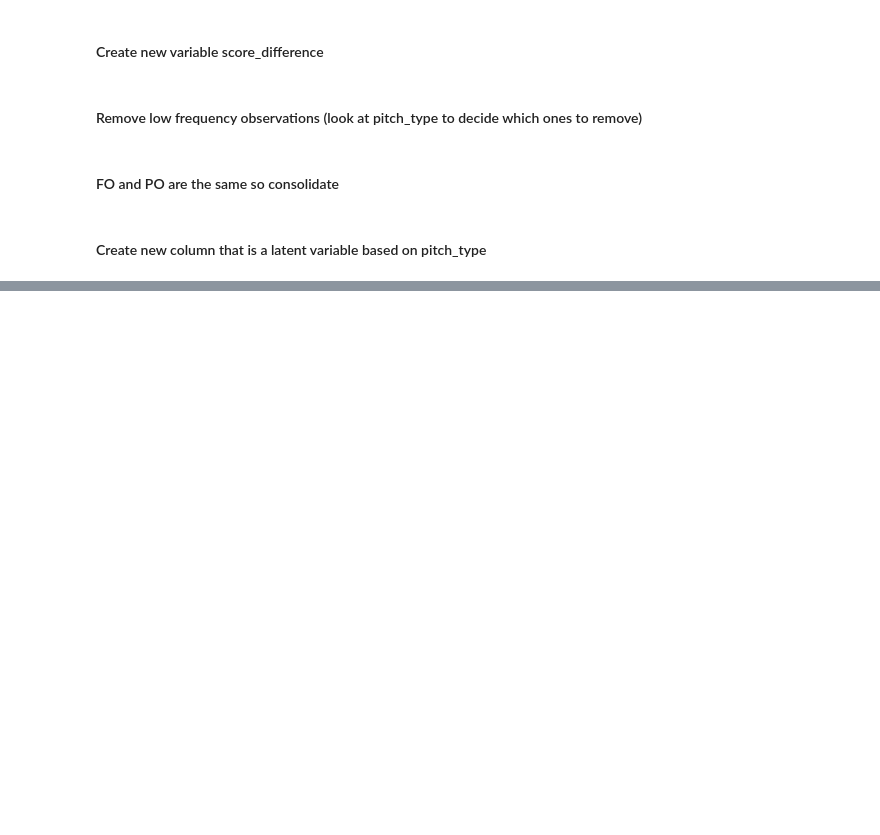
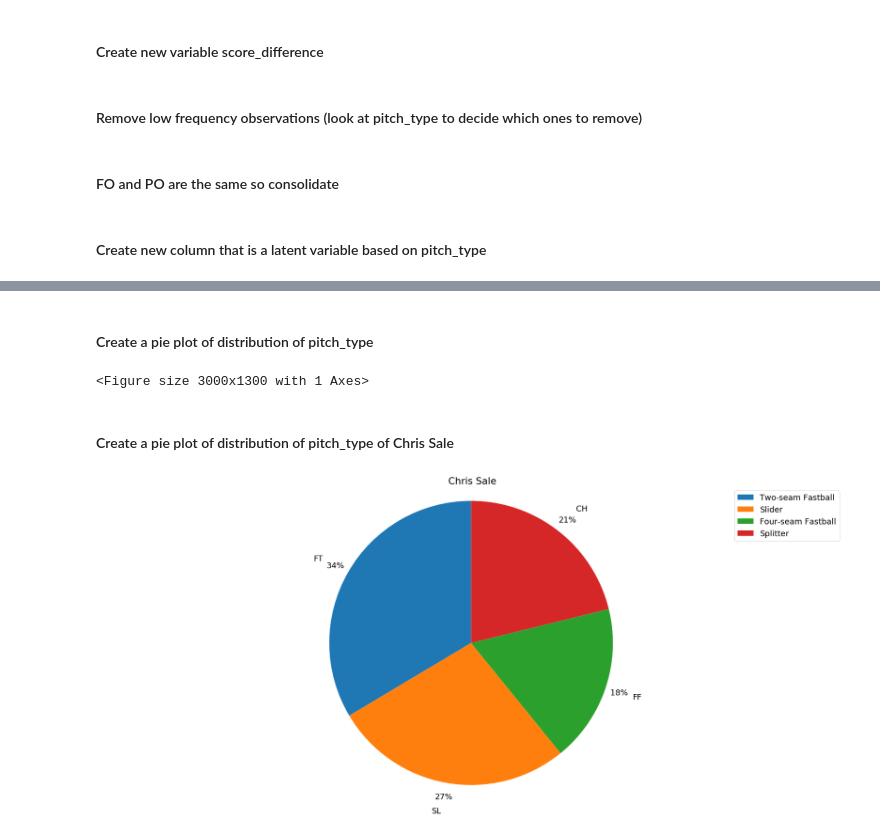
Before and after one commit to Acasteo/MLB-pitch, a Jupyter notebook: MLB_pitchData.ipynb, the cells around one changed output, grey strips where cells are left out. Saved outputs shown, nothing was run; the diff lists cells and outputs as text; code cells hidden in the pictures; blank space fills up the shorter version.

```diff
--- a/MLB_pitchData.ipynb
+++ b/MLB_pitchData.ipynb
@@ -51,6 +81,7 @@ df = df.filter(
 #### FO and PO are the same so consolidate
 # %%
 df=df.na.replace(['FO'], ['PO'], 'pitch_type')
+df=df.na.replace(['FO'], ['PO'], 'next_pitch')
 # %% [markdown]
 #### Create new column that is a latent variable based on pitch_type
 # %%
@@ -151,0 +250,8 @@ df = df.withColumn("long_ab", udfValueToCategoryFour("pitch_num"))
+# %%
+def binary_p_throw(p_throw):
+    if p_throw == 'R':
+        return 1
+    else:
+        return 0
+udfp_throw = udf(binary_p_throw, IntegerType())
+df = df.withColumn("p_throws", udfstand("p_throws"))
@@ -151,0 +266,8 @@ df = df.withColumn("long_ab", udfValueToCategoryFour("pitch_num"))
+# %%
+def binary_top(top):
+    if top:
+        return 1
+    else:
+        return 0
+udfp_top = udf(binary_top, IntegerType())
+df = df.withColumn("top", udfstand("top"))
@@ -151,0 +298,35 @@ df = df.withColumn("long_ab", udfValueToCategoryFour("pitch_num"))
+# %% [markdown]
+#### Create a pie plot of distribution of pitch_type
+# %%
+import matplotlib.pyplot as plt
+
+pitch_type = df.groupby('pitch_type').count().toPandas()
+fig1, ax1 = plt.subplots(figsize=(30,13))
+plt.rcParams.update({'font.size': 18})
+ax1.pie(pitch_type['count'],labels = pitch_type['pitch_type'], autopct='%1.0f%%', pctdistance=1.1,
+        labeldistance = 1.2, shadow = False, startangle = 90 )
+#plt.legend()
+plt.legend(labels = ['Two-seam Fastball', 'Slider', 'Cutter', 'Four-seam Fastball', 'Splitter', 'Knuckle Curve',
+                     'Changeup', 'Curveball', 'Knuckleball', 'Sinker'])
+ax1.axis('equal')
+#plt.savefig('init_pie.png')
+plt.show()
+# %% [output]
+<Figure size 3000x1300 with 1 Axes>
+# %% [markdown]
+#### Create a pie plot of distribution of pitch_type of Chris Sale
+# %%
+chris_sale = df.filter(df.pitcher_id == 519242).groupby('pitch_type').count().toPandas()
+fig2, ax2 = plt.subplots(figsize=(30,13))
+plt.rcParams.update({'font.size': 18})
+plt.title('Chris Sale')
+ax2.pie(chris_sale['count'],labels = chris_sale['pitch_type'], autopct='%1.0f%%', pctdistance=1.1,
+        labeldistance = 1.2, shadow = False, startangle = 90 )
+#plt.legend()
+plt.legend(labels = ['Two-seam Fastball', 'Slider', 'Four-seam Fastball', 'Splitter',
+                     'Changeup'])
+ax2.axis('equal')
+#plt.savefig('init_pie.png')
+plt.show()
+# %% [output]
+[figure, added]
```
Also changed, not shown: parts of 43 cells of this notebook.
